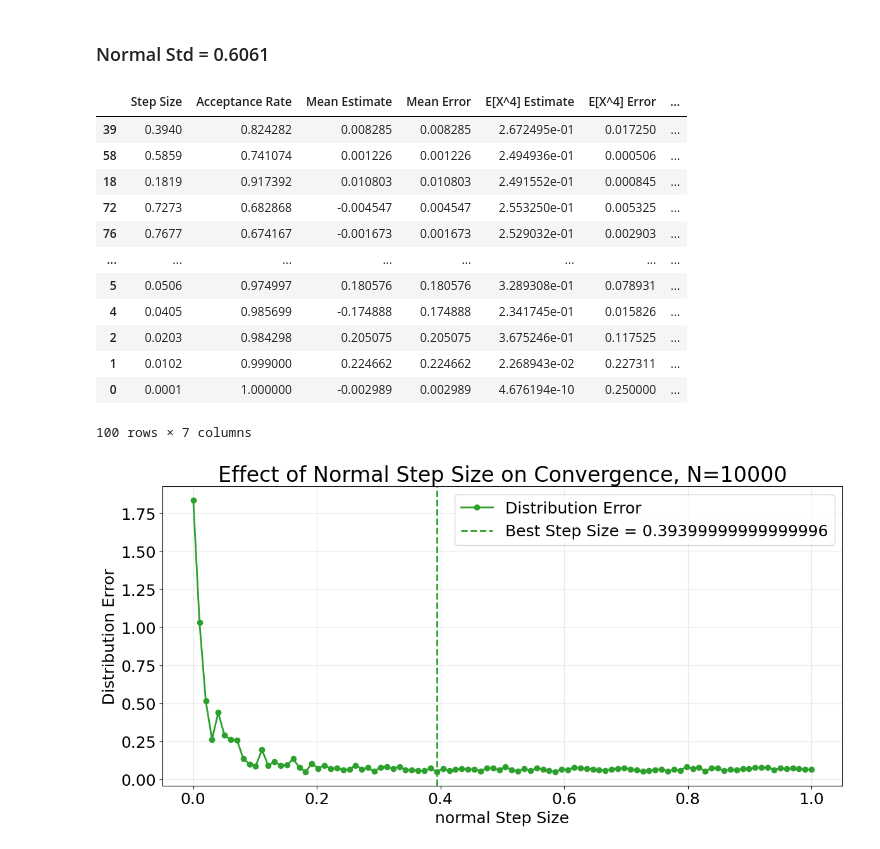
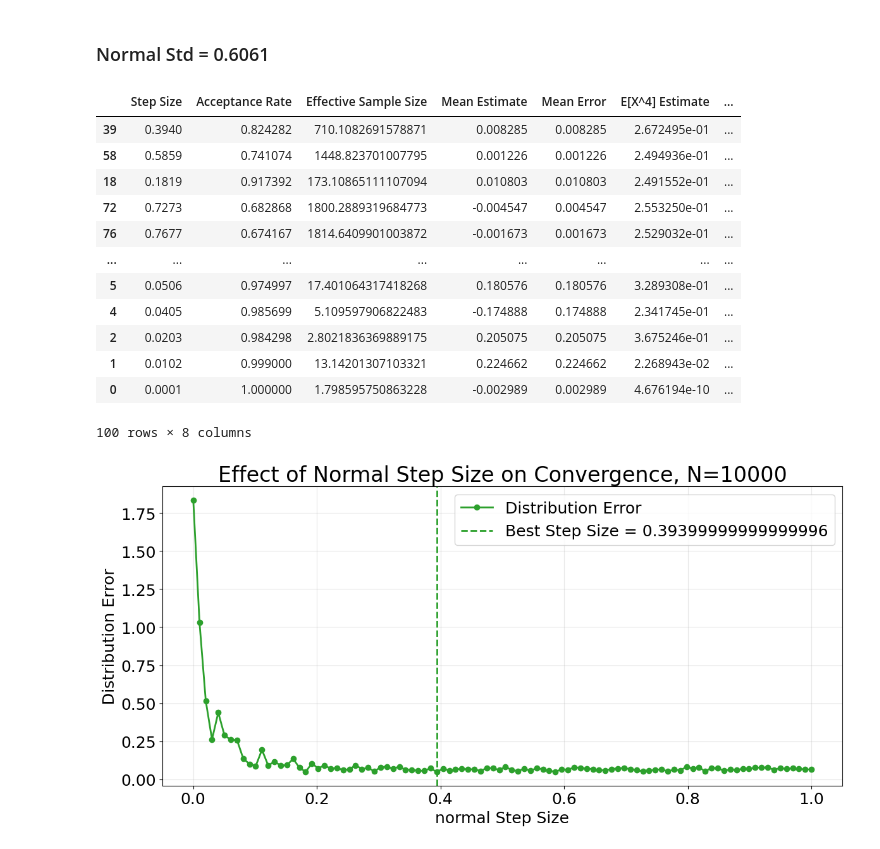
Before and after one commit to wakeupat4am/MATH4010--Advanced-Prob-Stat----Final-Project, a Jupyter notebook: Problem & Visualization/Problem 2/Problem_2.ipynb, the cells around one changed output. Cells and saved outputs as stored; diff of their text form; code cells hidden in the pictures.

```diff
--- a/Problem & Visualization/Problem 2/Problem_2.ipynb
+++ b/Problem & Visualization/Problem 2/Problem_2.ipynb
@@ -568,6 +569,7 @@ for proposal_name, result in metropolis_results.items():
 
     samples = result["samples"]
     acceptance_rate = result["acceptance_rate"]
+    ess_value = az.ess(np.array(samples).reshape(1, -1))
 
     sample_mean = np.mean(samples)
     sample_variance = np.var(samples)
@@ -581,6 +583,7 @@ for proposal_name, result in metropolis_results.items():
     performance_rows.append({
         "Proposal": proposal_name,
         "Acceptance Rate": acceptance_rate,
+        "Effective Sample Size": ess_value,
         "Sample Mean": sample_mean,
         "Mean Absolute Error": mean_abs_error,
         "Sample Variance": sample_variance,
@@ -818,7 +821,7 @@ for step in STEP_VALUES:
             z=Z,
             step_size=step
         )
-
+    ess_value = az.ess(np.array(samples_normal).reshape(1, -1))
     mean_estimate = np.mean(samples_discrete)
     fourth_moment_estimate = np.mean(samples_discrete**4)
 
@@ -829,6 +832,7 @@ for step in STEP_VALUES:
     discrete_step_results.append({
         "Step Size": step,
         "Acceptance Rate": acc_discrete,
+        "Effective Sample Size": ess_value,
         "Mean Estimate": mean_estimate,
         "Mean Error": mean_error,
         "E[X^4] Estimate": fourth_moment_estimate,
@@ -920,7 +924,7 @@ for step in STEP_VALUES:
             z=Z,
             step_size=step
         )
-
+    ess_value = az.ess(np.array(samples_normal).reshape(1, -1))
     mean_estimate = np.mean(samples_uniform)
     fourth_moment_estimate = np.mean(samples_uniform**4)
 
@@ -930,6 +934,7 @@ for step in STEP_VALUES:
 
     uniform_step_results.append({
         "Step Size": step,
+        "Effective Sample Size": ess_value,
         "Acceptance Rate": acc_uniform,
         "Mean Estimate": mean_estimate,
         "Mean Error": mean_error,
@@ -1017,47 +1022,48 @@ normal_step_results = []
 for step in STEP_VALUES:
     with contextlib.redirect_stdout(io.StringIO()):
         samples_normal, acc_normal = universal_metropolis_sampler(
             dist="normal",
             num_samples=N,
             initial_x=INITIAL_X,
             z=Z,
             sigma=step
         )
-
+    ess_value = az.ess(np.array(samples_normal).reshape(1, -1))
     mean_estimate = np.mean(samples_normal)
     fourth_moment_estimate = np.mean(samples_normal**4)
 
     mean_error = abs(mean_estimate - 0)
     fourth_moment_error = abs(fourth_moment_estimate - 0.25)
     dist_error = distribution_l1_error(samples_normal)
 
     normal_step_results.append({
         "Step Size": step,
         "Acceptance Rate": acc_normal,
+        "Effective Sample Size": ess_value,
         "Mean Estimate": mean_estimate,
         "Mean Error": mean_error,
         "E[X^4] Estimate": fourth_moment_estimate,
         "E[X^4] Error": fourth_moment_error,
         "Distribution Error": dist_error
     })
 
 
 normal_step_df = pd.DataFrame(normal_step_results)
 normal_step_df.sort_values(by=["Distribution Error"], ascending=True)
 # %% [output]
-|  | Step Size | Acceptance Rate | Mean Estimate | Mean Error | E[X^4] Estimate | E[X^4] Error | ... |
-| 39 | 0.3940 | 0.824282 | 0.008285 | 0.008285 | 2.672495e-01 | 0.017250 | ... |
-| 58 | 0.5859 | 0.741074 | 0.001226 | 0.001226 | 2.494936e-01 | 0.000506 | ... |
-| 18 | 0.1819 | 0.917392 | 0.010803 | 0.010803 | 2.491552e-01 | 0.000845 | ... |
-| 72 | 0.7273 | 0.682868 | -0.004547 | 0.004547 | 2.553250e-01 | 0.005325 | ... |
-| 76 | 0.7677 | 0.674167 | -0.001673 | 0.001673 | 2.529032e-01 | 0.002903 | ... |
+|  | Step Size | Acceptance Rate | Effective Sample Size | Mean Estimate | Mean Error | E[X^4] Estimate | ... |
+| 39 | 0.3940 | 0.824282 | 710.1082691578871 | 0.008285 | 0.008285 | 2.672495e-01 | ... |
+| 58 | 0.5859 | 0.741074 | 1448.823701007795 | 0.001226 | 0.001226 | 2.494936e-01 | ... |
+| 18 | 0.1819 | 0.917392 | 173.10865111107094 | 0.010803 | 0.010803 | 2.491552e-01 | ... |
+| 72 | 0.7273 | 0.682868 | 1800.2889319684773 | -0.004547 | 0.004547 | 2.553250e-01 | ... |
+| 76 | 0.7677 | 0.674167 | 1814.6409901003872 | -0.001673 | 0.001673 | 2.529032e-01 | ... |
 | ... | ... | ... | ... | ... | ... | ... | ... |
-| 5 | 0.0506 | 0.974997 | 0.180576 | 0.180576 | 3.289308e-01 | 0.078931 | ... |
-| 4 | 0.0405 | 0.985699 | -0.174888 | 0.174888 | 2.341745e-01 | 0.015826 | ... |
-| 2 | 0.0203 | 0.984298 | 0.205075 | 0.205075 | 3.675246e-01 | 0.117525 | ... |
-| 1 | 0.0102 | 0.999000 | 0.224662 | 0.224662 | 2.268943e-02 | 0.227311 | ... |
-| 0 | 0.0001 | 1.000000 | -0.002989 | 0.002989 | 4.676194e-10 | 0.250000 | ... |
+| 5 | 0.0506 | 0.974997 | 17.401064317418268 | 0.180576 | 0.180576 | 3.289308e-01 | ... |
+| 4 | 0.0405 | 0.985699 | 5.109597906822483 | -0.174888 | 0.174888 | 2.341745e-01 | ... |
+| 2 | 0.0203 | 0.984298 | 2.8021836369889175 | 0.205075 | 0.205075 | 3.675246e-01 | ... |
+| 1 | 0.0102 | 0.999000 | 13.14201307103321 | 0.224662 | 0.224662 | 2.268943e-02 | ... |
+| 0 | 0.0001 | 1.000000 | 1.798595750863228 | -0.002989 | 0.002989 | 4.676194e-10 | ... |
-100 rows × 7 columns
+100 rows × 8 columns
 # %%
 # ============================================================
 # Plot: Uniform Step Size vs Distribution Error
```
Also changed, not shown: parts of 7 cells of this notebook, 1 other file.
